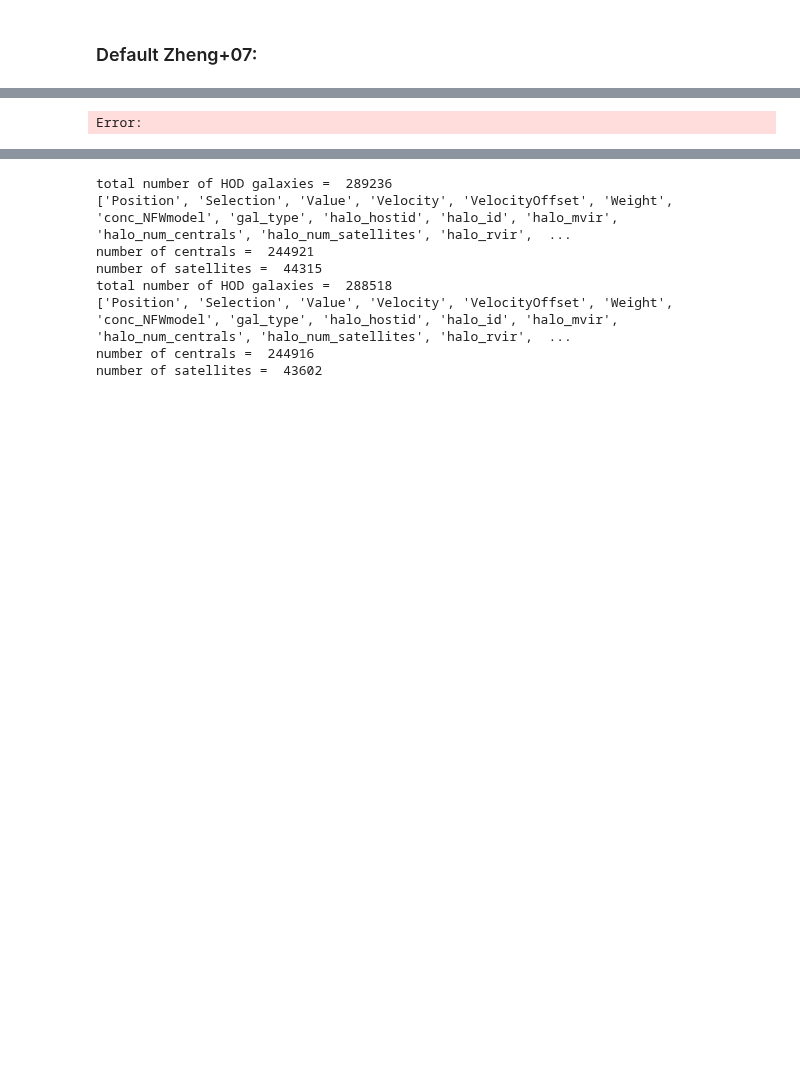
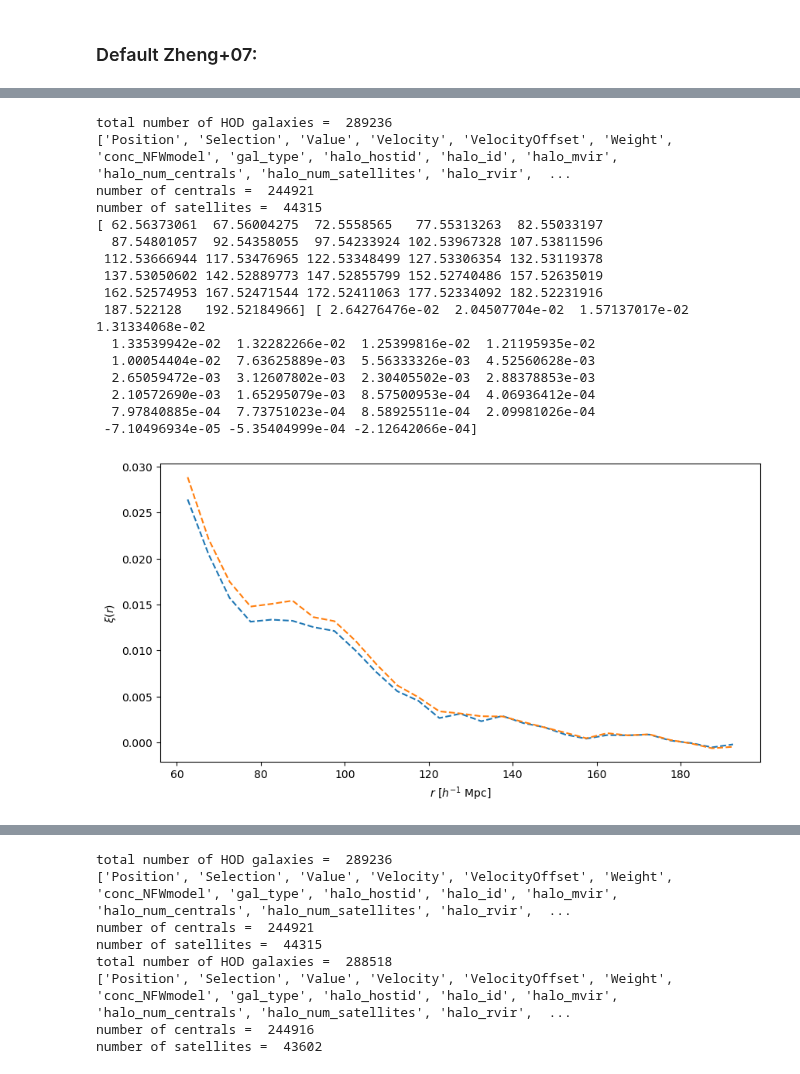
Before and after one commit to qezlou/Goku_ELG, a Jupyter notebook: HOD/pig_checks.ipynb, the cells around one changed output, grey strips where cells are left out. Drawn from its saved outputs; the diff is of its cells as text; code cells hidden in the pictures; blank space fills up the shorter version.

Commit message:
Corr func on sample hod populated halos

```diff
--- a/HOD/pig_checks.ipynb
+++ b/HOD/pig_checks.ipynb
@@ -30,6 +31,8 @@ def load_hlo_cat():
                         mass='Mass',
                         position='MassCenterPosition',
                         velocity='MassCenterVelocity')
+    halos.attrs['BoxSize'] /= 1000
+    halos['Position'] /= 1000
     return halos
 
 def populate_halos(seed=42):
@@ -95,3 +98,39 @@ def plot_corr(fig, ax, seed=42):
     print(corr_gal_real.corr['r'], corr_gal_real.corr['corr'])
     ax.set_xlabel(r"$r$ [$h^{-1} \ \mathrm{Mpc}$]")
     ax.set_ylabel(r"$\xi(r)$")
+
+
+def get_corr(seed=42):
+    """Plot the power spectrum of the galaxies, centrals, and satellites."""
+    hod, cens, sats = populate_halos(seed=seed)
+    r_edges = np.arange(1,200,1)
+    corr_gal_real = SimulationBox2PCF(data1=hod, mode='1d', edges=r_edges, position='Position')
+    corr_gal_real.run()
+
+
+    # z-space corr function
+    LOS = [0, 0, 1]
+    hod['RSDPosition'] = hod['Position'] + hod['VelocityOffset'] * LOS
+    corr_gal_zspace = SimulationBox2PCF(data1=hod, mode='1d', edges=r_edges,  position='RSDPosition')
+    corr_gal_zspace.run()
+
+    cen_idx = hod['gal_type'] == 0
+    sat_idx = hod['gal_type'] == 1
+    cens = hod[cen_idx]
+    sats = hod[sat_idx]
+
+    corr_cen_zspace = SimulationBox2PCF(data1=cens, mode='1d', edges=r_edges, position='RSDPosition')
+    corr_cen_zspace.run()
+
+    corr_sat_zspace = SimulationBox2PCF(data1=sats, mode='1d', edges=r_edges, position='RSDPosition')
+    corr_sat_zspace.run()
+
+
+    if rank == 0:
+        with h5py.File('halo_corr.hdf5', 'w') as f:
+            f['r'] = corr_gal_real.corr['r']
+            f['corr/real'] = corr_gal_real.corr['corr']
+            f['corr/zspace'] = corr_gal_zspace.corr['corr']
+            f['corr/cen_zspace'] = corr_cen_zspace.corr['corr']
+            f['corr/sat_zspace'] = corr_sat_zspace.corr['corr']
+    comm.Barrier()
@@ -112,13 +137,21 @@ array([[696.93135835, 614.27385867, 641.06263952],
-# %%
-halos = load_hlo_cat()
-halos['Position'] /= 1000
-r_edges = np.arange(60,200,5)
-corr = SimulationBox2PCF(data1=halos, mode='1d', edges=r_edges, position='Position', nthreads=12)
-corr.run()
-corr.corr['r']
-fig, ax = plt.subplots()
-
-ax.plot(corr.corr['r'], corr.corr['corr'], label=r'$\xi^{gg}_{zspace}$', ls='--')
-ax.set_xscale('log')
-# %% [output]
-Error:
+# %%
+fig ,ax = plt.subplots(1, 1, figsize=(10, 5))
+plot_corr(fig, ax)
+# %% [output]
+total number of HOD galaxies =  289236
+['Position', 'Selection', 'Value', 'Velocity', 'VelocityOffset', 'Weight', 'conc_NFWmodel', 'gal_type', 'halo_hostid', 'halo_id', 'halo_mvir', 'halo_num_centrals', 'halo_num_satellites', 'halo_rvir',  ...
+number of centrals =  244921
+number of satellites =  44315
+[ 62.56373061  67.56004275  72.5558565   77.55313263  82.55033197
+  87.54801057  92.54358055  97.54233924 102.53967328 107.53811596
+ 112.53666944 117.53476965 122.53348499 127.53306354 132.53119378
+ 137.53050602 142.52889773 147.52855799 152.52740486 157.52635019
+ 162.52574953 167.52471544 172.52411063 177.52334092 182.52231916
+ 187.522128   192.52184966] [ 2.64276476e-02  2.04507704e-02  1.57137017e-02  1.31334068e-02
+  1.33539942e-02  1.32282266e-02  1.25399816e-02  1.21195935e-02
+  1.00054404e-02  7.63625889e-03  5.56333326e-03  4.52560628e-03
+  2.65059472e-03  3.12607802e-03  2.30405502e-03  2.88378853e-03
+  2.10572690e-03  1.65295079e-03  8.57500953e-04  4.06936412e-04
+  7.97840885e-04  7.73751023e-04  8.58925511e-04  2.09981026e-04
+ -7.10496934e-05 -5.35404999e-04 -2.12642066e-04]
+[figure, added]
```
Also changed, not shown: parts of 8 cells of this notebook, 4 other files.
